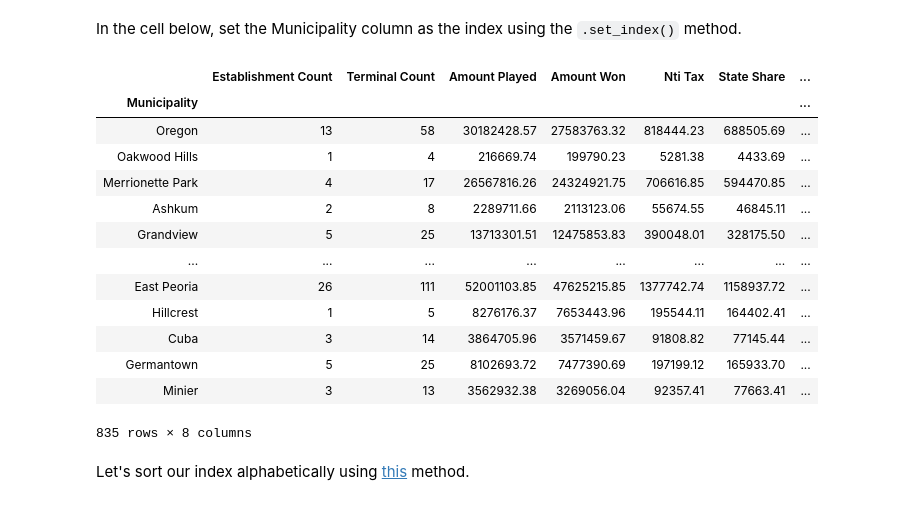
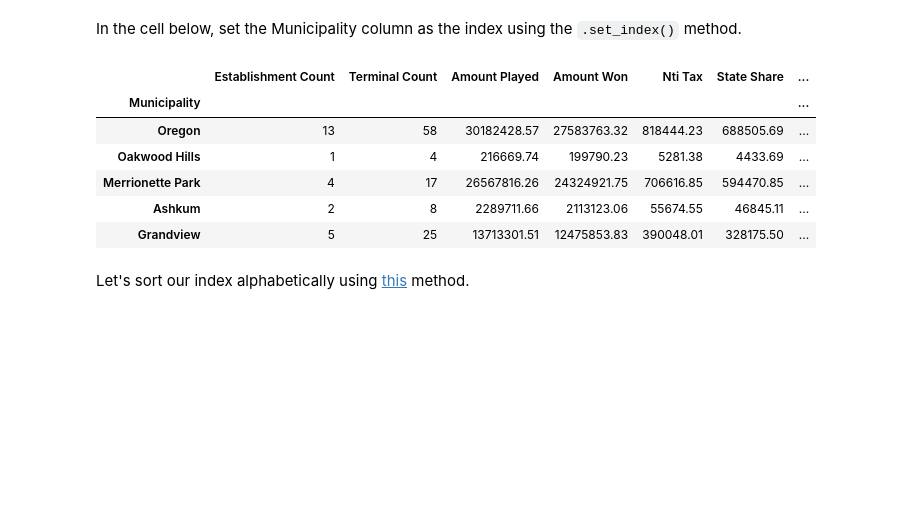
Before and after one commit to lecritch/warmup-pandas-1, a Jupyter notebook: index.ipynb, the cells around one changed output. Cells and saved outputs as stored; diff of their text form; code cells hidden in the pictures; blank space fills up the shorter version.

```diff
--- a/index.ipynb
+++ b/index.ipynb
@@ -249,22 +233,15 @@
 # %%
 # __SOLUTION__
 df.set_index('Municipality', drop=True, inplace = True)
-df
+df.head()
 # %% [output]
 |  | Establishment Count | Terminal Count | Amount Played | Amount Won | Nti Tax | State Share | ... |
 | Municipality |  |  |  |  |  |  | ... |
 | Oregon | 13 | 58 | 30182428.57 | 27583763.32 | 818444.23 | 688505.69 | ... |
 | Oakwood Hills | 1 | 4 | 216669.74 | 199790.23 | 5281.38 | 4433.69 | ... |
 | Merrionette Park | 4 | 17 | 26567816.26 | 24324921.75 | 706616.85 | 594470.85 | ... |
 | Ashkum | 2 | 8 | 2289711.66 | 2113123.06 | 55674.55 | 46845.11 | ... |
 | Grandview | 5 | 25 | 13713301.51 | 12475853.83 | 390048.01 | 328175.50 | ... |
-| ... | ... | ... | ... | ... | ... | ... | ... |
-| East Peoria | 26 | 111 | 52001103.85 | 47625215.85 | 1377742.74 | 1158937.72 | ... |
-| Hillcrest | 1 | 5 | 8276176.37 | 7653443.96 | 195544.11 | 164402.41 | ... |
-| Cuba | 3 | 14 | 3864705.96 | 3571459.67 | 91808.82 | 77145.44 | ... |
-| Germantown | 5 | 25 | 8102693.72 | 7477390.69 | 197199.12 | 165933.70 | ... |
-| Minier | 3 | 13 | 3562932.38 | 3269056.04 | 92357.41 | 77663.41 | ... |
-835 rows × 8 columns
 # %% [markdown]
 Let's sort our index alphabetically using [this](https://pandas.pydata.org/pandas-docs/stable/reference/api/pandas.DataFrame.sort_index.html) method.
 # %%
```
Also changed, not shown: parts of 15 cells of this notebook, 2 other files.
